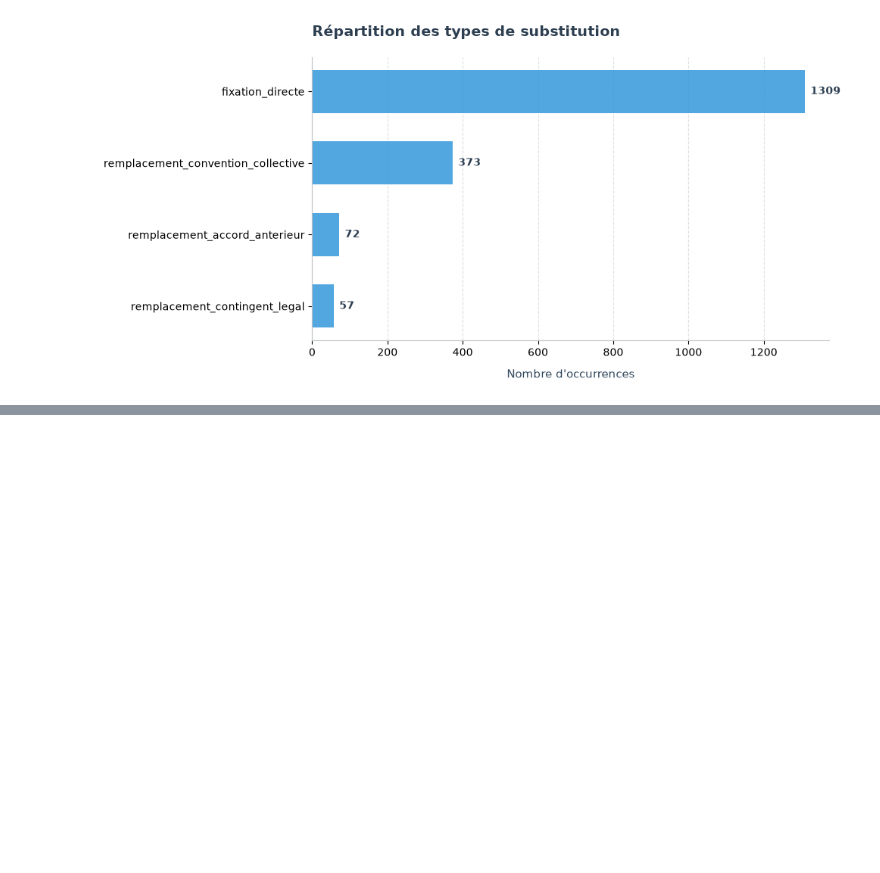
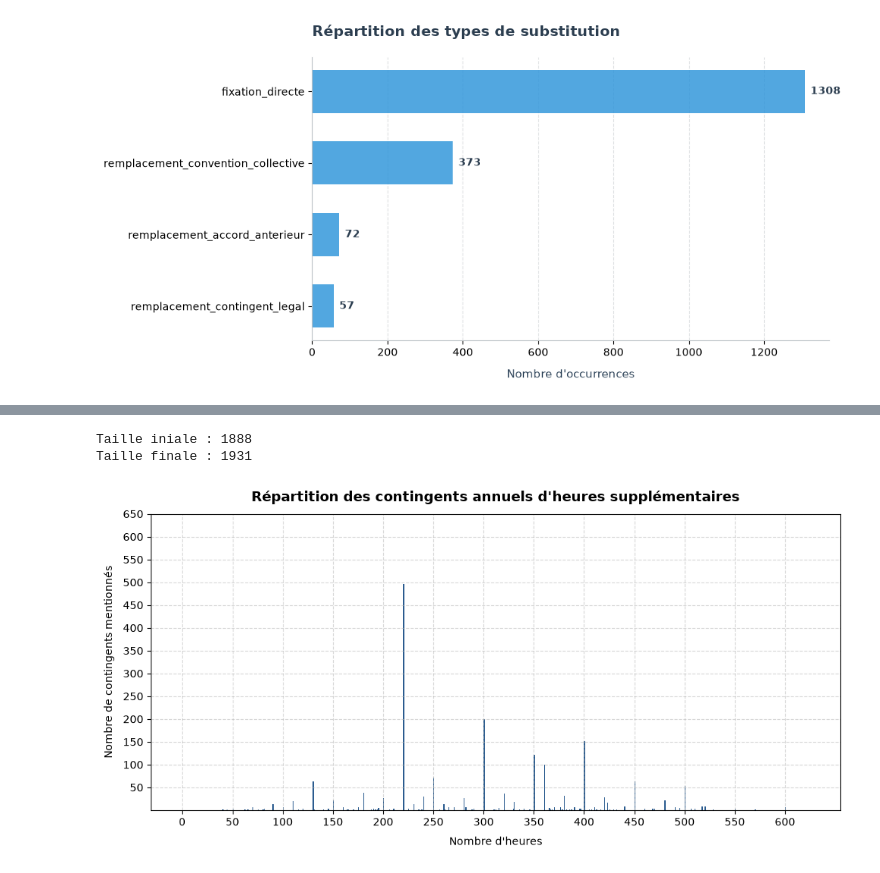
Before and after one commit to mateomorin/accords_heures_supp, a Jupyter notebook: notebooks/visualisation_evo_contingent.ipynb, the cells around one changed output, grey strips where cells are left out. Drawn from its saved outputs; the diff is of its cells as text; code cells hidden in the pictures; blank space fills up the shorter version.

Commit message:
Visualization for evolution of contingents

```diff
--- a/notebooks/visualisation_evo_contingent.ipynb
+++ b/notebooks/visualisation_evo_contingent.ipynb
@@ -330,0 +345,4 @@ distrib_type_substitution(extraction_developped)
+# %%
+extraction, extraction_evo, metadata = fetch_data(2022)
+# %%
+extraction_filtered, removed_anon = treat_extraction(extraction, extraction_evo)
@@ -330,0 +367,2 @@ distrib_type_substitution(extraction_developped)
+# %%
+extraction_filtered = add_correct_references(extraction_filtered, extraction_evo, [removed_anon[i] for i in [1, 2, 3]])
@@ -330,0 +372,9 @@ distrib_type_substitution(extraction_developped)
+# %%
+extraction_developped = develop_contingents(extraction_filtered)
+# %% [output]
+Taille iniale : 1888
+Taille finale : 1931
+# %%
+distrib_contingent(extraction_developped)
+# %% [output]
+[figure, added]
```
Also changed, not shown: parts of 67 cells of this notebook, 5 other files.
